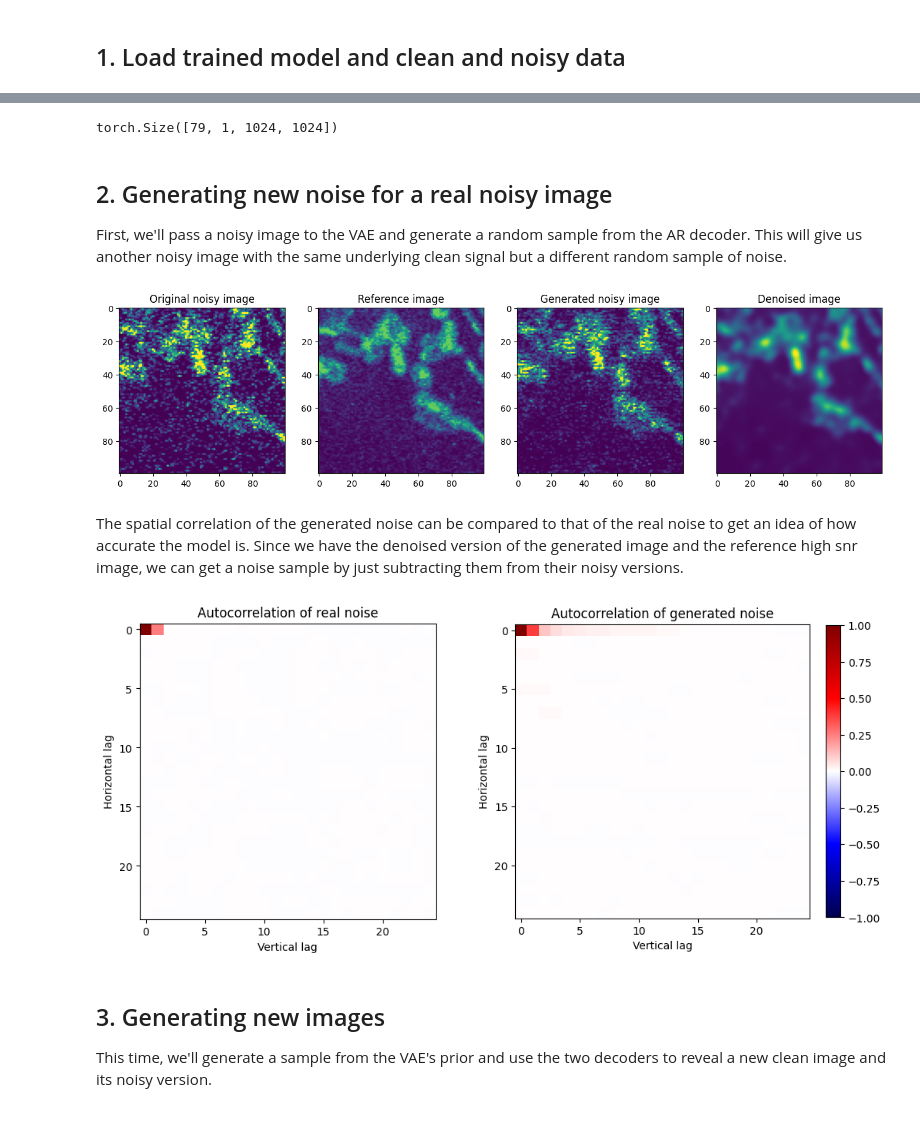
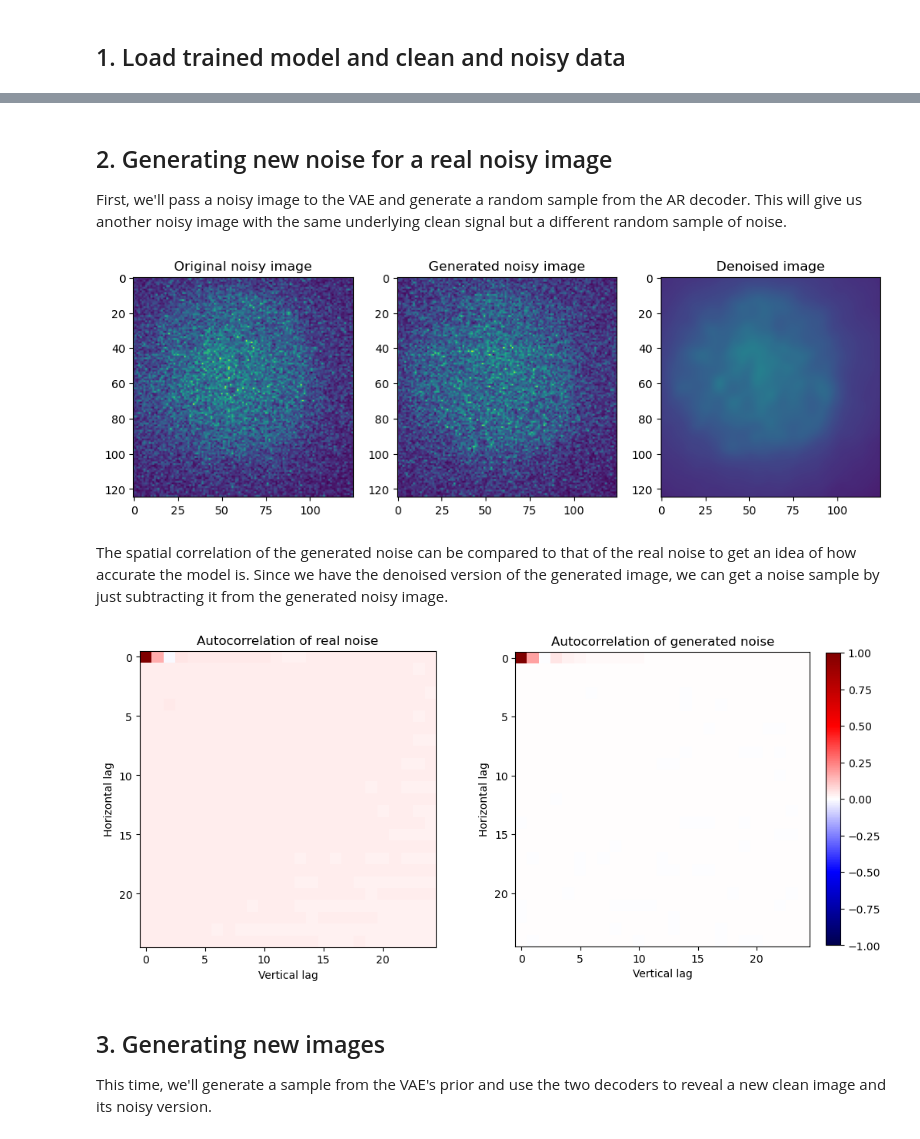
Before and after one commit to krulllab/COSDD, a Jupyter notebook: generation.ipynb, the cells around one changed output, grey strips where cells are left out. Saved outputs shown, nothing was run; the diff lists cells and outputs as text; code cells hidden in the pictures.

```diff
--- a/generation.ipynb
+++ b/generation.ipynb
@@ -21,5 +36,5 @@ device = torch.device("cuda" if torch.cuda.is_available() else "cpu")
 # %%
-model_name = "mito-confocal"
+model_name = "Fluo-C3DH-A549"
 checkpoint_path = os.path.join("checkpoints", model_name)
 
 dvlae = DVLAE.load_from_checkpoint(os.path.join(checkpoint_path, "final_model.ckpt")).to(device)
@@ -31,51 +46,36 @@ dvlae = DVLAE.load_from_checkpoint(os.path.join(checkpoint_path, "final_model.ck
-# %%
-high_snr_path = "data/mito-confocal-highsnr.tif"
-high_snr = tifffile.imread(high_snr_path)[:, None]
-
-low_snr_path = "data/mito-confocal-lowsnr.tif"
-low_snr = tifffile.imread(low_snr_path)[:, None]
-low_snr = torch.from_numpy(low_snr.astype(float)).to(torch.float)
-print(low_snr.shape)
-
-# The high snr reference images for this dataset are on a different scale to the low snr images.
-# We will scale and shift the reference images to match the noisy images.
-high_snr = utils.minimise_mse(high_snr, low_snr.numpy())
-# %% [output]
-torch.Size([79, 1, 1024, 1024])
 # %% [markdown]
 ## 2. Generating new noise for a real noisy image
 
 First, we'll pass a noisy image to the VAE and generate a random sample from the AR decoder. This will give us another noisy image with the same underlying clean signal but a different random sample of noise.
 # %%
-img_idx = 0
-inp_image = low_snr[img_idx:img_idx + 1].to(device)
+time_idx = 0
+inp_image = low_snr[time_idx:time_idx + 1].to(device)
 reconstructions = dvlae.reconstruct(inp_image)
 denoised = reconstructions["s_hat"].cpu()
 noisy = reconstructions["x_hat"].cpu()
 # %%
-vmin = np.percentile(low_snr.numpy(), 0.1)
-vmax = np.percentile(low_snr.numpy(), 99.9)
+vmin = np.percentile(low_snr.numpy(), 1)
+vmax = np.percentile(low_snr.numpy(), 99)
 # %%
-crop = (0, slice(700, 800), slice(600, 700))
+####### C  Z   Y                X #######
+crop = (0, 10, slice(100, 225), slice(100, 225))
 
-fig, ax = plt.subplots(1, 4, figsize=(16, 4))
-ax[0].imshow(low_snr[img_idx][crop], vmin=vmin, vmax=vmax)
+fig, ax = plt.subplots(1, 3, figsize=(12, 4))
+ax[0].imshow(low_snr[time_idx][crop], vmin=vmin, vmax=vmax)
 ax[0].set_title("Original noisy image")
-ax[1].imshow(high_snr[img_idx][crop], vmin=vmin, vmax=vmax)
-ax[1].set_title("Reference image")
-ax[2].imshow(noisy[0][crop], vmin=vmin, vmax=vmax)
-ax[2].set_title("Generated noisy image")
-ax[3].imshow(denoised[0][crop], vmin=vmin, vmax=vmax)
-ax[3].set_title("Denoised image")
+ax[1].imshow(noisy[0][crop], vmin=vmin, vmax=vmax)
+ax[1].set_title("Generated noisy image")
+ax[2].imshow(denoised[0][crop], vmin=vmin, vmax=vmax)
+ax[2].set_title("Denoised image")
 
 plt.show()
 # %% [output]
-[figure, old version]
+[figure, new version]
 # %% [markdown]
-The spatial correlation of the generated noise can be compared to that of the real noise to get an idea of how accurate the model is. Since we have the denoised version of the generated image and the reference high snr image, we can get a noise sample by just subtracting them from their noisy versions.
+The spatial correlation of the generated noise can be compared to that of the real noise to get an idea of how accurate the model is. Since we have the denoised version of the generated image, we can get a noise sample by just subtracting it from the generated noisy image.
 # %%
-real_noise = low_snr[0, 0] - high_snr[0, 0]
-generated_noise = noisy[0, 0] - denoised[0, 0]
+real_noise = low_snr[:, 0, 0]
+generated_noise = noisy[0] - denoised[0]
 
 real_ac = utils.autocorrelation(real_noise, max_lag=25)
 generated_ac = utils.autocorrelation(generated_noise, max_lag=25)
@@ -93,7 +93,7 @@ ax[1].set_ylabel("Horizontal lag")
 fig.colorbar(ac2, fraction=0.045)
 plt.show()
 # %% [output]
-[figure, old version]
+[figure, new version]
 # %% [markdown]
 ## 3. Generating new images
 
```
Also changed, not shown: parts of 5 cells of this notebook, 17 other files.
